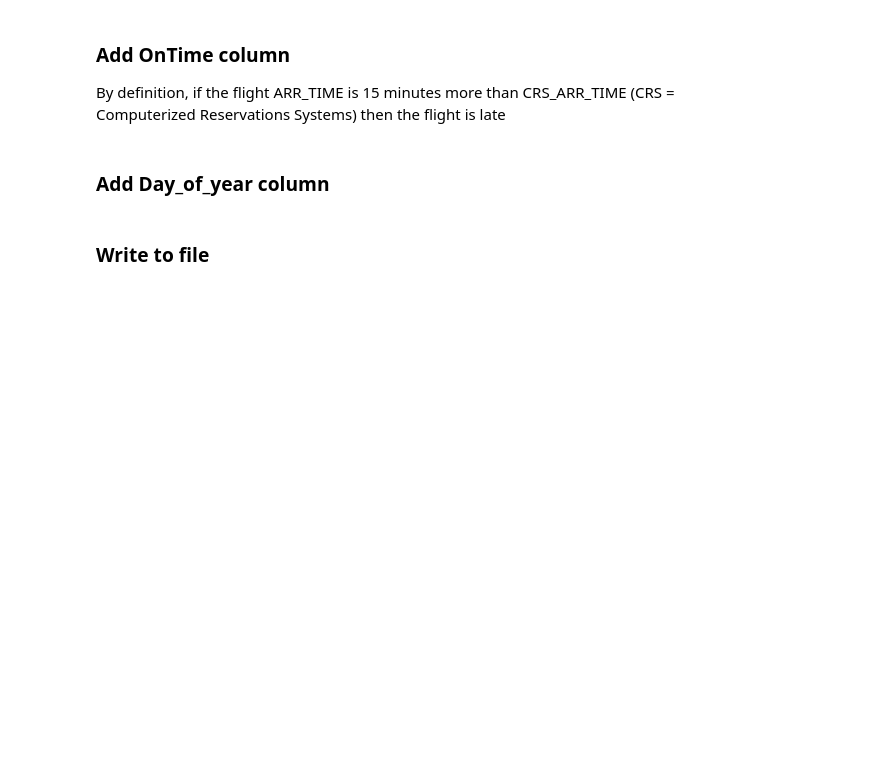
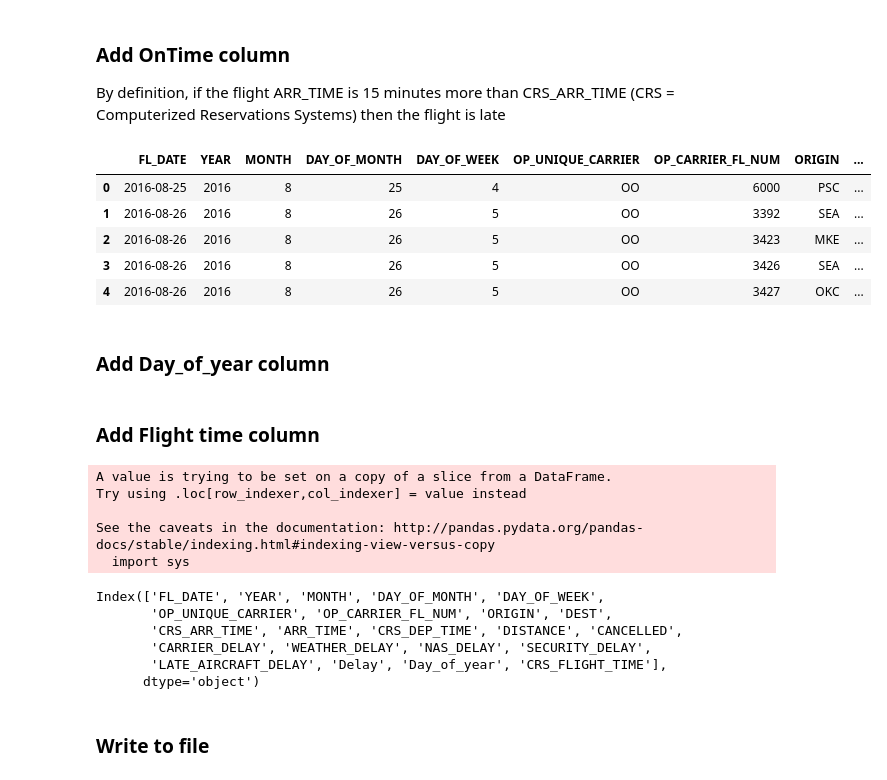
Before and after one commit to Stitchmaker/Metis_Bootcamp, a Jupyter notebook: McNulty_Project/McNulty_DataRead.ipynb, the cells around one changed output. Cells and saved outputs as stored; diff of their text form; code cells hidden in the pictures; blank space fills up the shorter version.

```diff
--- a/McNulty_Project/McNulty_DataRead.ipynb
+++ b/McNulty_Project/McNulty_DataRead.ipynb
@@ -119,8 +121,45 @@ By definition, if the flight ARR_TIME is 15 minutes more than CRS_ARR_TIME (CRS
 df['Delay'] = (df['ARR_TIME'] - df['CRS_ARR_TIME'] >= 15).apply(lambda x: 1 if x == True else 0)
+# %%
+df.head()
+# %% [output]
+|  | FL_DATE | YEAR | MONTH | DAY_OF_MONTH | DAY_OF_WEEK | OP_UNIQUE_CARRIER | OP_CARRIER_FL_NUM | ORIGIN | ... |
+| 0 | 2016-08-25 | 2016 | 8 | 25 | 4 | OO | 6000 | PSC | ... |
+| 1 | 2016-08-26 | 2016 | 8 | 26 | 5 | OO | 3392 | SEA | ... |
+| 2 | 2016-08-26 | 2016 | 8 | 26 | 5 | OO | 3423 | MKE | ... |
+| 3 | 2016-08-26 | 2016 | 8 | 26 | 5 | OO | 3426 | SEA | ... |
+| 4 | 2016-08-26 | 2016 | 8 | 26 | 5 | OO | 3427 | OKC | ... |
 # %% [markdown]
 ### Add Day_of_year column
 # %%
 df['Day_of_year'] = (pd.to_datetime(df['FL_DATE'])).dt.dayofyear
+# %% [markdown]
+### Add Flight time column
+# %%
+# flight time = arrival - departure
+df['CRS_FLIGHT_TIME'] = df['CRS_ARR_TIME'] - df['CRS_DEP_TIME']
+
+# unless the arrival is the next day in which you need to add 2400 hours
+df['foo'] = 2400
+
+df[df['CRS_FLIGHT_TIME'] >= 0]['foo'] = 0
+df.loc[df['CRS_FLIGHT_TIME'] >= 0,'foo'] = 0
+df['CRS_FLIGHT_TIME'] = df['CRS_FLIGHT_TIME'] + df['foo']
+df.drop(columns=['foo'],inplace=True)
+# %% [output]
+A value is trying to be set on a copy of a slice from a DataFrame.
+Try using .loc[row_indexer,col_indexer] = value instead
+
+See the caveats in the documentation: http://pandas.pydata.org/pandas-docs/stable/indexing.html#indexing-view-versus-copy
+  import sys
+# %%
+df.columns
+# %% [output]
+Index(['FL_DATE', 'YEAR', 'MONTH', 'DAY_OF_MONTH', 'DAY_OF_WEEK',
+       'OP_UNIQUE_CARRIER', 'OP_CARRIER_FL_NUM', 'ORIGIN', 'DEST',
+       'CRS_ARR_TIME', 'ARR_TIME', 'CRS_DEP_TIME', 'DISTANCE', 'CANCELLED',
+       'CARRIER_DELAY', 'WEATHER_DELAY', 'NAS_DELAY', 'SECURITY_DELAY',
+       'LATE_AIRCRAFT_DELAY', 'Delay', 'Day_of_year', 'CRS_FLIGHT_TIME'],
+      dtype='object')
 # %% [markdown]
 ### Write to file
 # %%
```
Also changed, not shown: parts of 23 cells of this notebook, 1 other file.
